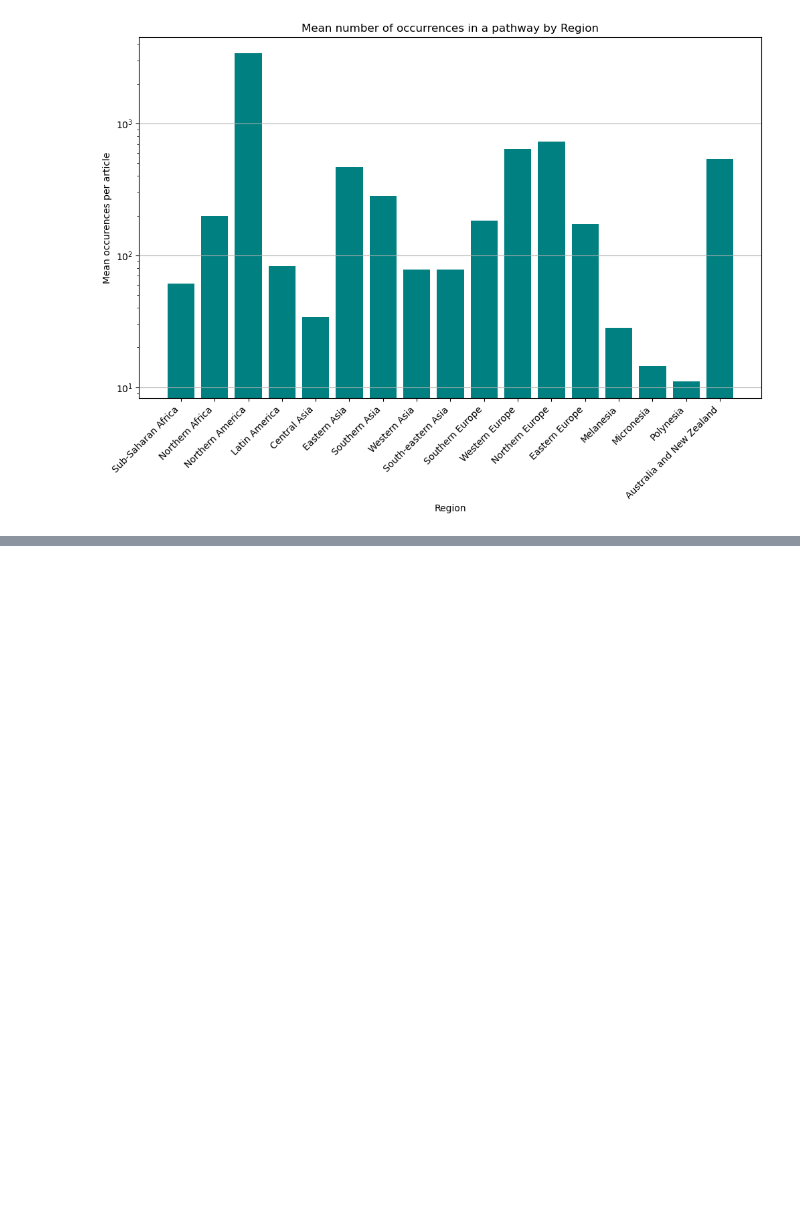
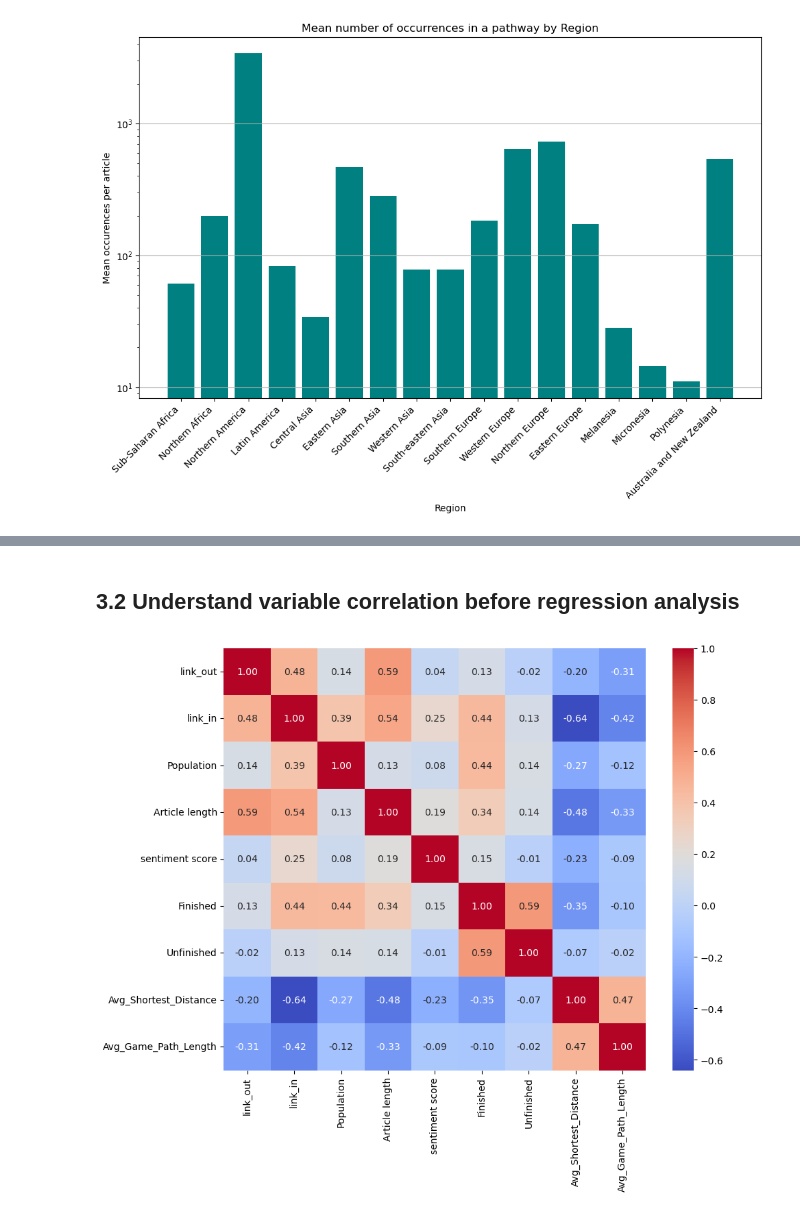
Before and after one commit to epfl-ada/ada-2023-project-jellyfish401, a Jupyter notebook: p2.ipynb, the cells around one changed output, grey strips where cells are left out. Drawn from its saved outputs; the diff is of its cells as text; code cells hidden in the pictures; blank space fills up the shorter version.

Commit message:
Initial regression analysis

```diff
--- a/p2.ipynb
+++ b/p2.ipynb
@@ -1199,0 +1312,12 @@ plt.show()
+# %%
+# Drop rows with any NaN values
+main_df = main_df.dropna()
+
+# Filter the DataFrame to find rows where 'Population' is NaN
+countries_with_nan_population = main_df[main_df['Population'].isna()]
+
+# Count NaNs in each column
+nan_counts = main_df.isna().sum()
+
+# Display the count of NaNs per column
+print(nan_counts)
@@ -1199,0 +1360,21 @@ plt.show()
+# %% [markdown]
+## 3.2 Understand variable correlation before regression analysis
+# %%
+#Check for multicollinearity
+
+# Select only numeric columns for the correlation matrix
+numeric_cols = main_df.select_dtypes(include=[np.number])
+
+# Calculate the correlation matrix
+correlation_matrix = numeric_cols.corr()
+
+# Set up the matplotlib figure
+plt.figure(figsize=(10, 8))
+
+# Draw the heatmap with the mask and correct aspect ratio
+sns.heatmap(correlation_matrix, annot=True, fmt=".2f", cmap='coolwarm', square=True)
+
+# Show the plot
+plt.show()
+# %% [output]
+[figure, added]
```
Also changed, not shown: parts of 33 cells of this notebook, 2 other files.
